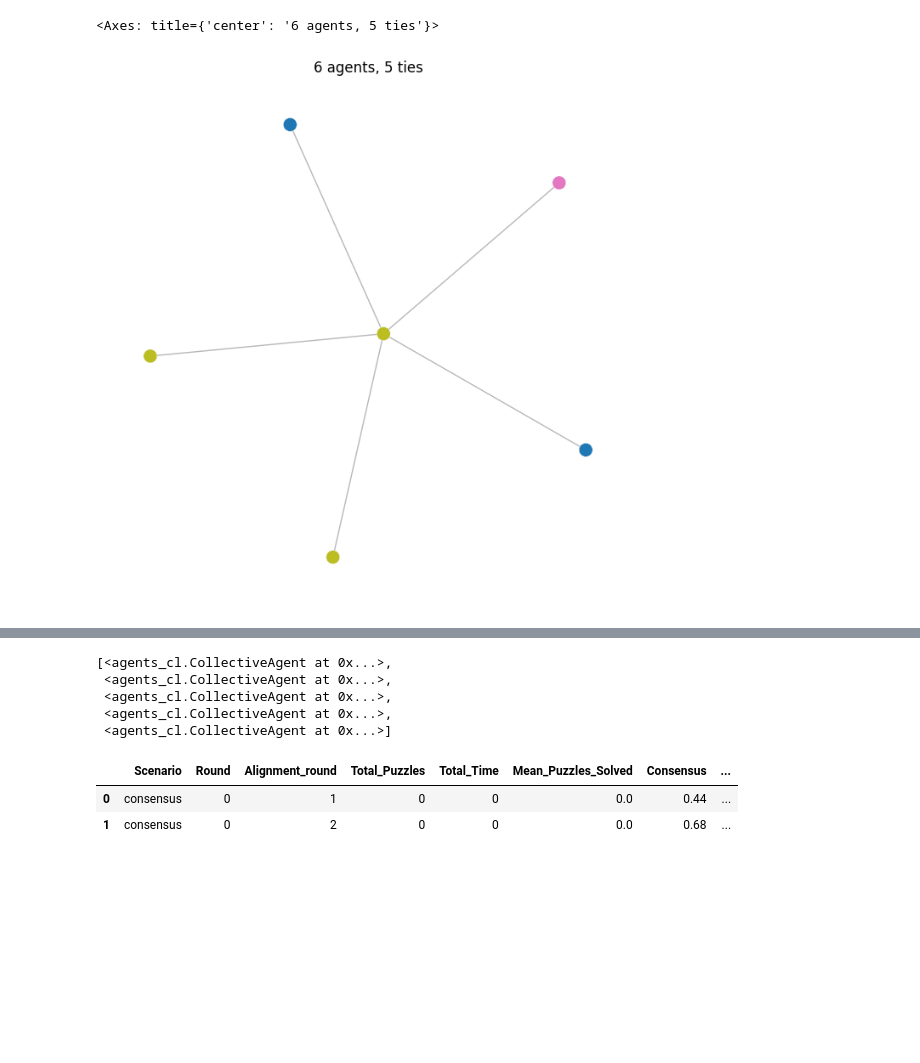
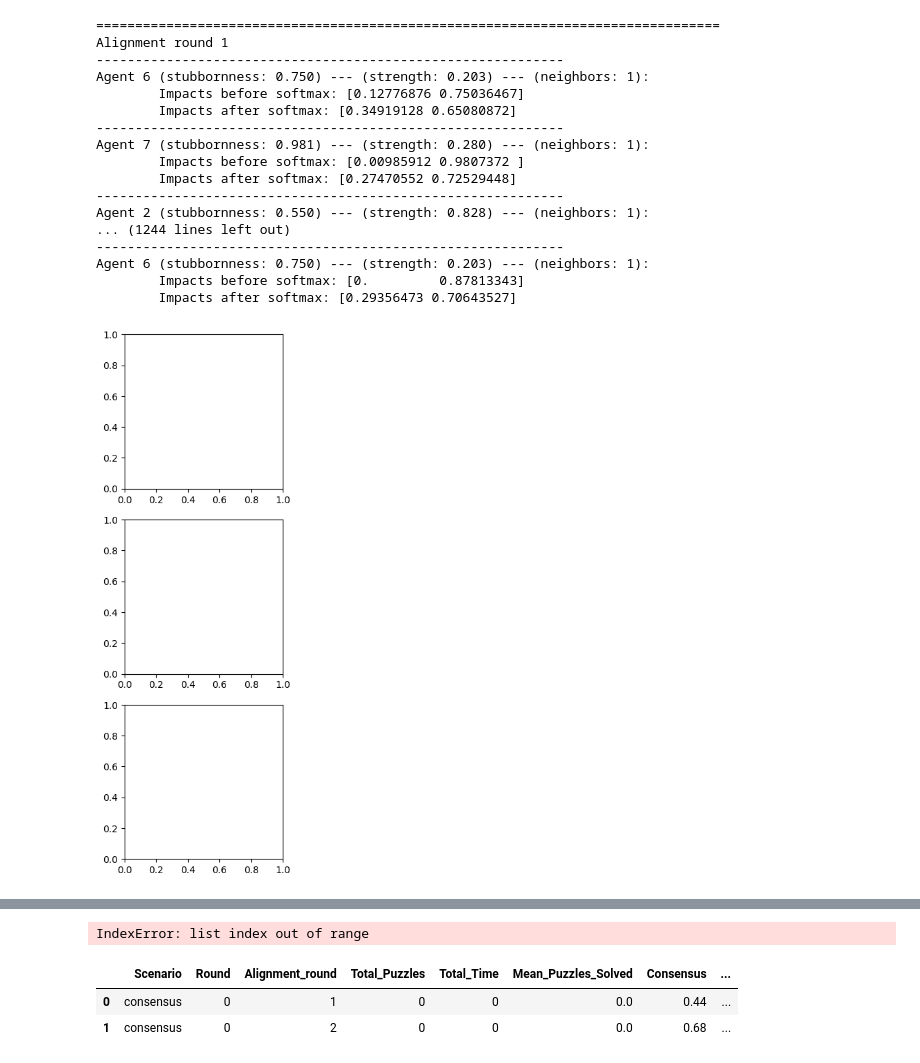
Before and after one commit to maxmalikov/Collective-Learning, a Jupyter notebook: Main/notebooks/alignmnet.ipynb, the cells around one changed output, grey strips where cells are left out. Cells and saved outputs as stored; diff of their text form; code cells hidden in the pictures; blank space fills up the shorter version.

Commit message:
working on alignment formula

```diff
--- a/Main/notebooks/alignmnet.ipynb
+++ b/Main/notebooks/alignmnet.ipynb
@@ -14,7 +14,7 @@ model = CollectiveLearningModel(
     n_agents=50,
     n_choices=6,
     network_type=scenario,
-    alignment_max_time=NUM_ALLIGNMENT_ROUNDS,
+    alignment_max_time=10,
     consensus_threshold=1.0,
     seed=1
 )
@@ -22,7 +22,7 @@ model = CollectiveLearningModel(
 for agent in model.agents_list:
     agent.sampling = True
 
-for i in range(NUM_ALL_CYCLE_ROUNDS):
+for i in range(1):
     model.step()
 
 model.draw_network()
@@ -32,22 +49,39 @@ model.draw_network()
 # %%
 scenario = "consultative"
 
 model = CollectiveLearningModel(
-    n_agents=5,
-    n_choices=6,
+    n_agents=10,
+    n_choices=2,
     network_type=scenario,
-    alignment_max_time=NUM_ALLIGNMENT_ROUNDS,
+    alignment_max_time=10,
     consensus_threshold=1.0,
     seed=1
 )
 
 for agent in model.agents_list:
     agent.sampling = True
 
-for i in range(NUM_ALL_CYCLE_ROUNDS):
-    model.step()
+fig, ax = plt.subplots(3, 1, figsize=(3, 10))
 
-model.draw_network()
+for i in range(3):
+    model.alignment_phase()
+    model.draw_network()
 # %% [output]
-<Axes: title={'center': '6 agents, 5 ties'}>
+================================================================================
+Alignment round 1
+------------------------------------------------------------
+Agent 6 (stubbornness: 0.750) --- (strength: 0.203) --- (neighbors: 1):
+        Impacts before softmax: [0.12776876 0.75036467]
+        Impacts after softmax: [0.34919128 0.65080872]
+------------------------------------------------------------
+Agent 7 (stubbornness: 0.981) --- (strength: 0.280) --- (neighbors: 1):
+        Impacts before softmax: [0.00985912 0.9807372 ]
+        Impacts after softmax: [0.27470552 0.72529448]
+------------------------------------------------------------
+Agent 2 (stubbornness: 0.550) --- (strength: 0.828) --- (neighbors: 1):
+... (1244 lines left out)
+------------------------------------------------------------
+Agent 6 (stubbornness: 0.750) --- (strength: 0.203) --- (neighbors: 1):
+        Impacts before softmax: [0.         0.87813343]
+        Impacts after softmax: [0.29356473 0.70643527]
-[figure, old version]
+[figure, new version]
@@ -55,11 +92,7 @@ model.draw_network()
 agent = model.agents_list[4]
 model.grid.get_neighbors(agent.node)
 # %% [output]
-[<agents_cl.CollectiveAgent at 0x...>,
- <agents_cl.CollectiveAgent at 0x...>,
- <agents_cl.CollectiveAgent at 0x...>,
- <agents_cl.CollectiveAgent at 0x...>,
- <agents_cl.CollectiveAgent at 0x...>]
+IndexError: list index out of range
 # %%
 list_df = []
 NUM_ALL_CYCLE_ROUNDS = 1
```
Also changed, not shown: parts of 2 cells of this notebook, 1 other file.
